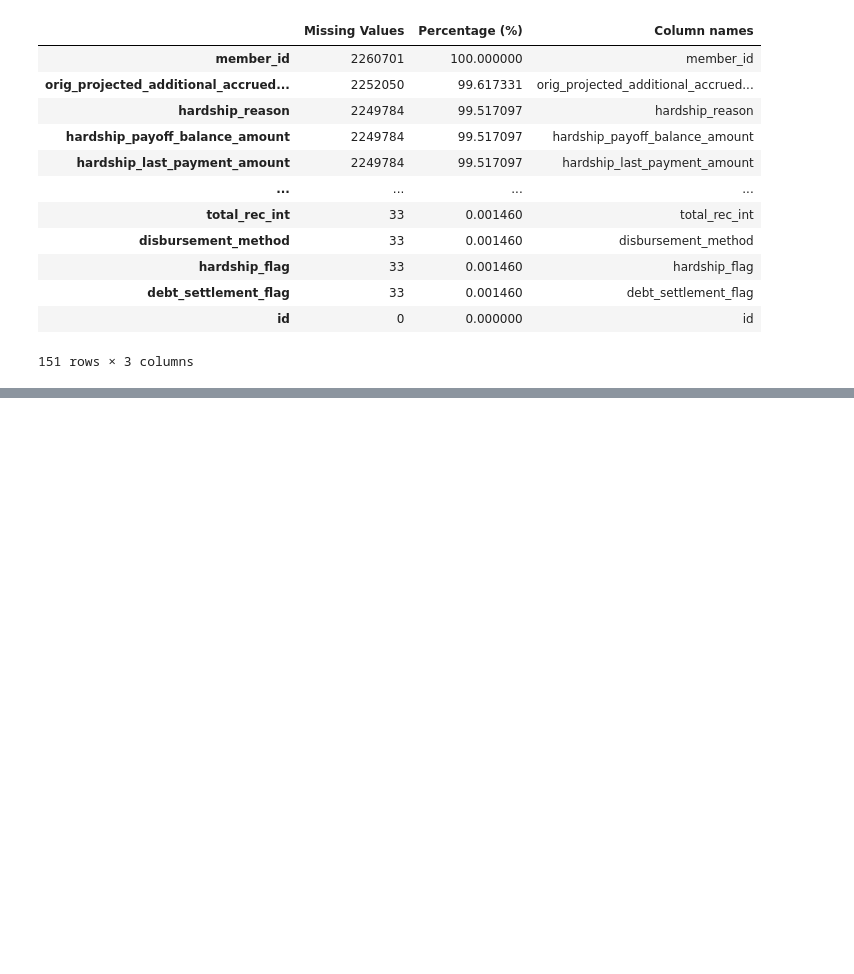
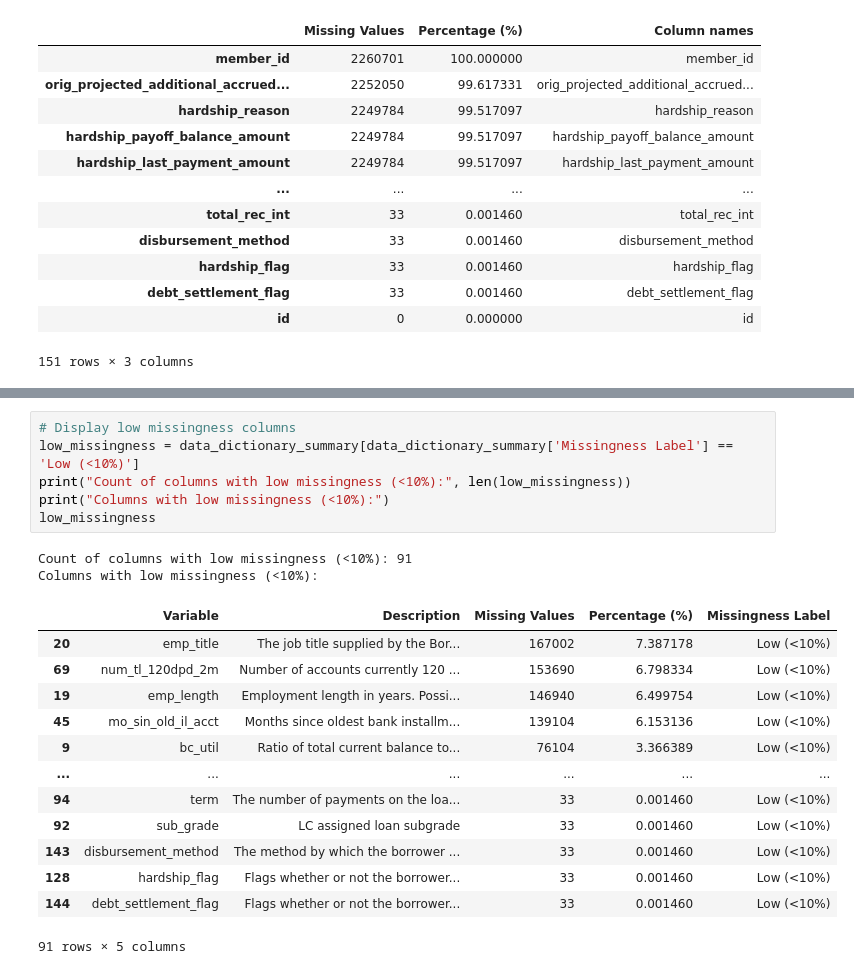
Before and after one commit to BuildersLab/Credit-Risk-Default, a Jupyter notebook: notebooks/00_cleaning.ipynb, the cells around one changed output, grey strips where cells are left out. Saved outputs shown, nothing was run; the diff lists cells and outputs as text; blank space fills up the shorter version.

```diff
--- a/notebooks/00_cleaning.ipynb
+++ b/notebooks/00_cleaning.ipynb
@@ -211,0 +353,22 @@ print(joint_cols)
+# %%
+# Display low missingness columns
+low_missingness = data_dictionary_summary[data_dictionary_summary['Missingness Label'] == 'Low (<10%)']
+print("Count of columns with low missingness (<10%):", len(low_missingness))
+print("Columns with low missingness (<10%):")
+low_missingness
+# %% [output]
+Count of columns with low missingness (<10%): 91
+Columns with low missingness (<10%):
+|  | Variable | Description | Missing Values | Percentage (%) | Missingness Label |
+| 20 | emp_title | The job title supplied by the Bor... | 167002 | 7.387178 | Low (<10%) |
+| 69 | num_tl_120dpd_2m | Number of accounts currently 120 ... | 153690 | 6.798334 | Low (<10%) |
+| 19 | emp_length | Employment length in years. Possi... | 146940 | 6.499754 | Low (<10%) |
+| 45 | mo_sin_old_il_acct | Months since oldest bank installm... | 139104 | 6.153136 | Low (<10%) |
+| 9 | bc_util | Ratio of total current balance to... | 76104 | 3.366389 | Low (<10%) |
+| ... | ... | ... | ... | ... | ... |
+| 94 | term | The number of payments on the loa... | 33 | 0.001460 | Low (<10%) |
+| 92 | sub_grade | LC assigned loan subgrade | 33 | 0.001460 | Low (<10%) |
+| 143 | disbursement_method | The method by which the borrower ... | 33 | 0.001460 | Low (<10%) |
+| 128 | hardship_flag | Flags whether or not the borrower... | 33 | 0.001460 | Low (<10%) |
+| 144 | debt_settlement_flag | Flags whether or not the borrower... | 33 | 0.001460 | Low (<10%) |
+91 rows × 5 columns
```
Also changed, not shown: parts of 14 cells of this notebook, 1 other file.
